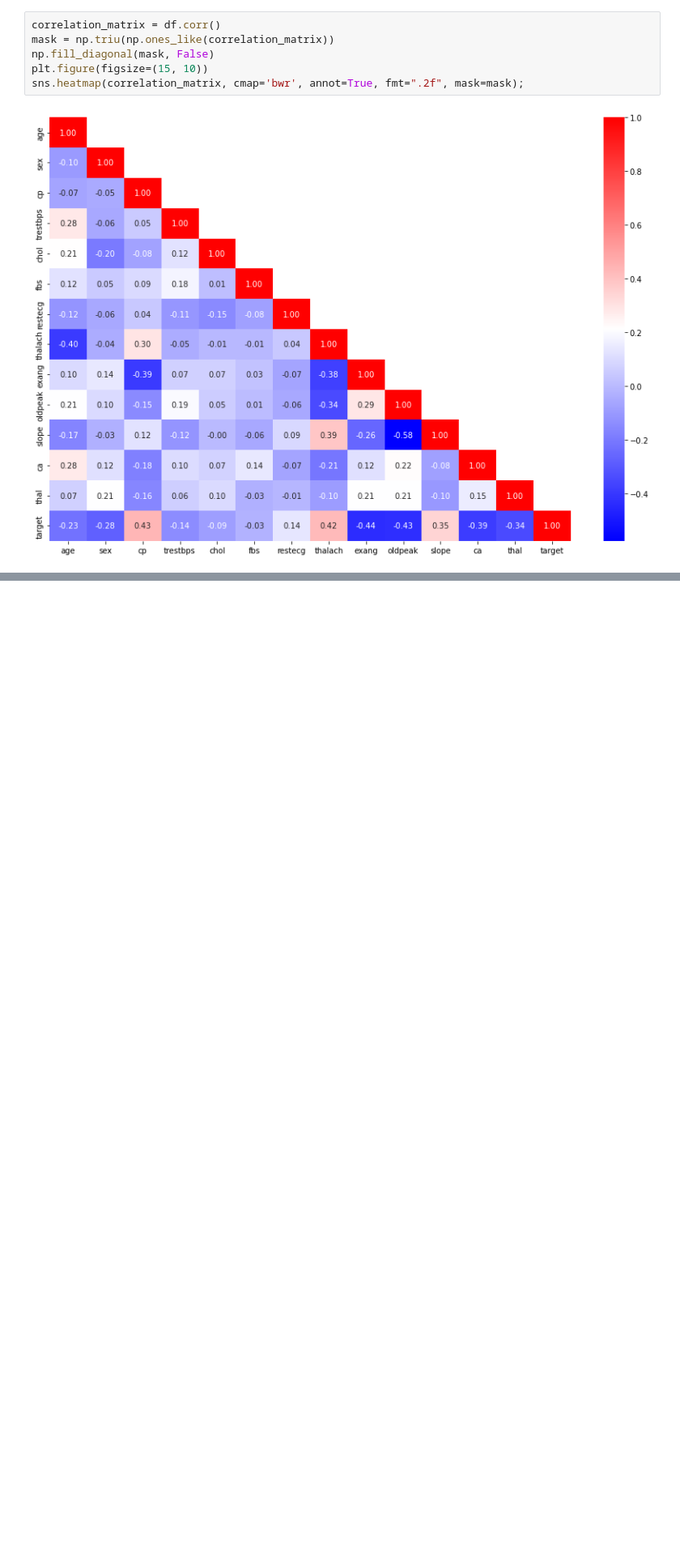
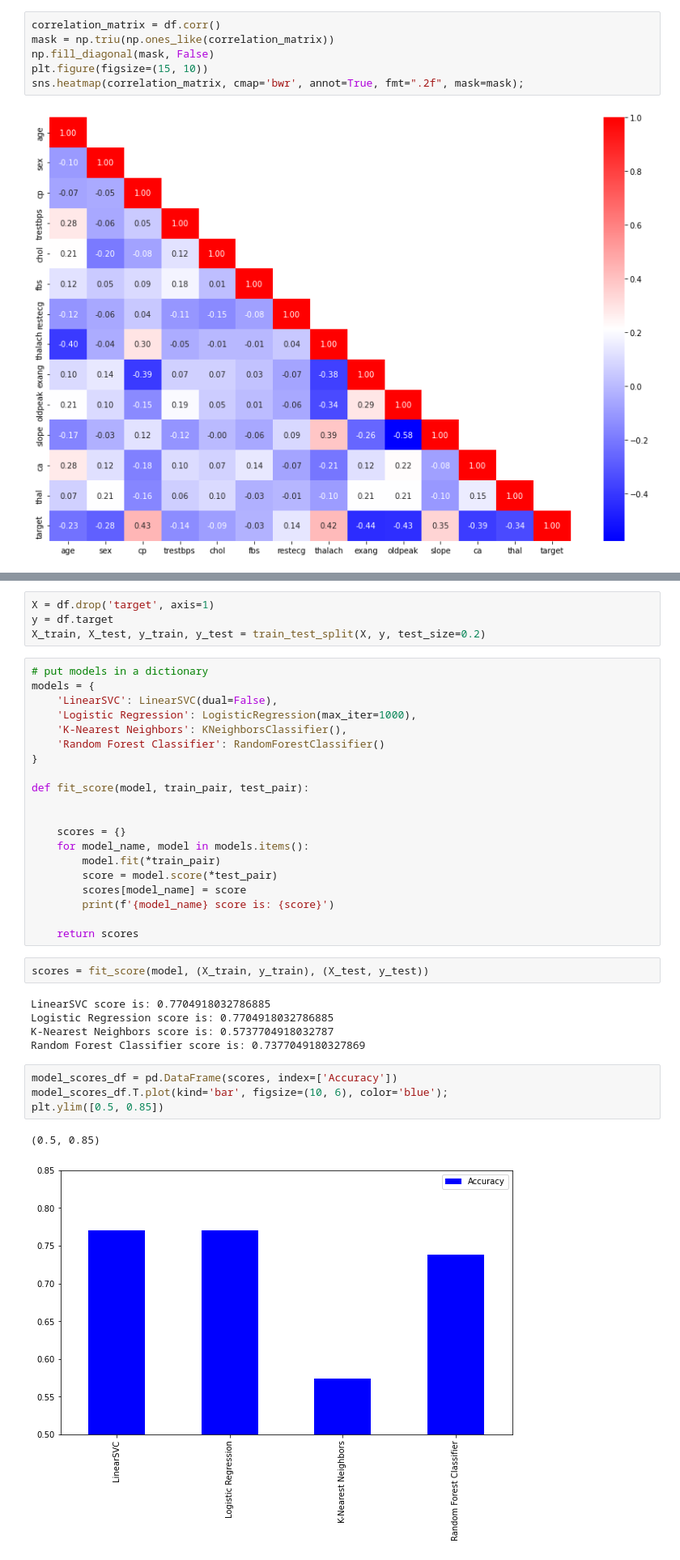
Before and after one commit to crysqrlkys/heart-disease-classification, a Jupyter notebook: notebooks/heart-disease-classification.ipynb, the cells around one changed output, grey strips where cells are left out. Shown at 81% size. Cells and saved outputs as stored; diff of their text form; blank space fills up the shorter version.

Commit message:
Experiment with models

```diff
--- a/notebooks/heart-disease-classification.ipynb
+++ b/notebooks/heart-disease-classification.ipynb
@@ -283,0 +294,38 @@ sns.heatmap(correlation_matrix, cmap='bwr', annot=True, fmt=".2f", mask=mask);
+# %%
+X = df.drop('target', axis=1)
+y = df.target
+X_train, X_test, y_train, y_test = train_test_split(X, y, test_size=0.2)
+# %%
+# put models in a dictionary
+models = {
+    'LinearSVC': LinearSVC(dual=False),
+    'Logistic Regression': LogisticRegression(max_iter=1000),
+    'K-Nearest Neighbors': KNeighborsClassifier(),
+    'Random Forest Classifier': RandomForestClassifier()
+}
+
+def fit_score(model, train_pair, test_pair):
+
+
+    scores = {}
+    for model_name, model in models.items():
+        model.fit(*train_pair)
+        score = model.score(*test_pair)
+        scores[model_name] = score
+        print(f'{model_name} score is: {score}')
+
+    return scores
+# %%
+scores = fit_score(model, (X_train, y_train), (X_test, y_test))
+# %% [output]
+LinearSVC score is: 0.7704918032786885
+Logistic Regression score is: 0.7704918032786885
+K-Nearest Neighbors score is: 0.5737704918032787
+Random Forest Classifier score is: 0.7377049180327869
+# %%
+model_scores_df = pd.DataFrame(scores, index=['Accuracy'])
+model_scores_df.T.plot(kind='bar', figsize=(10, 6), color='blue');
+plt.ylim([0.5, 0.85])
+# %% [output]
+(0.5, 0.85)
+[figure, added]
```
Also changed, not shown: parts of 6 cells of this notebook.
